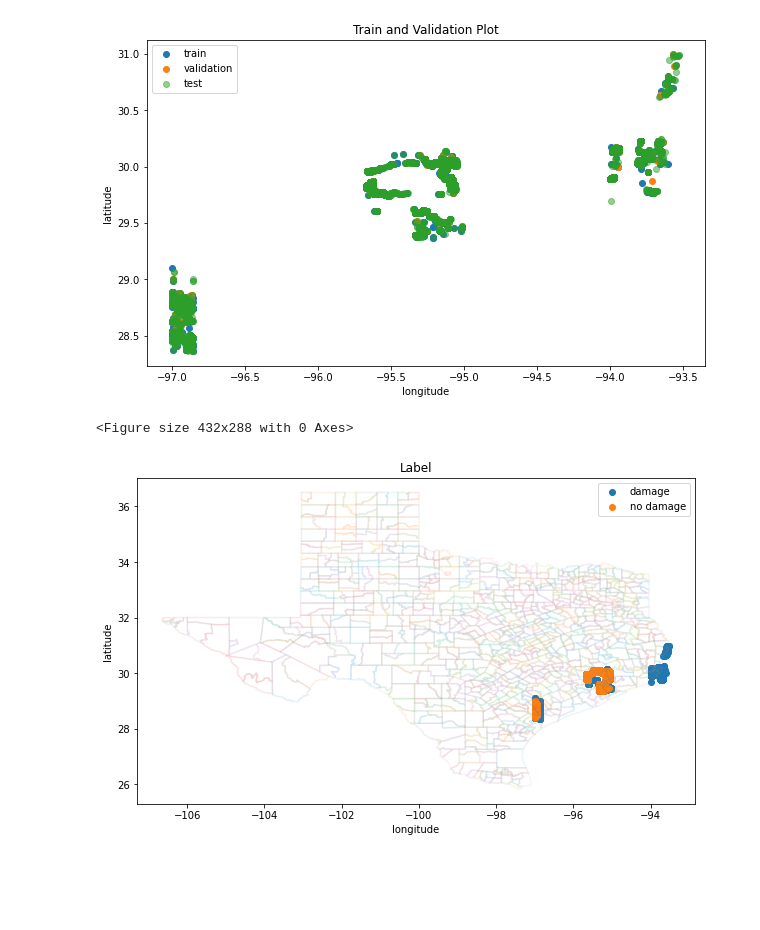
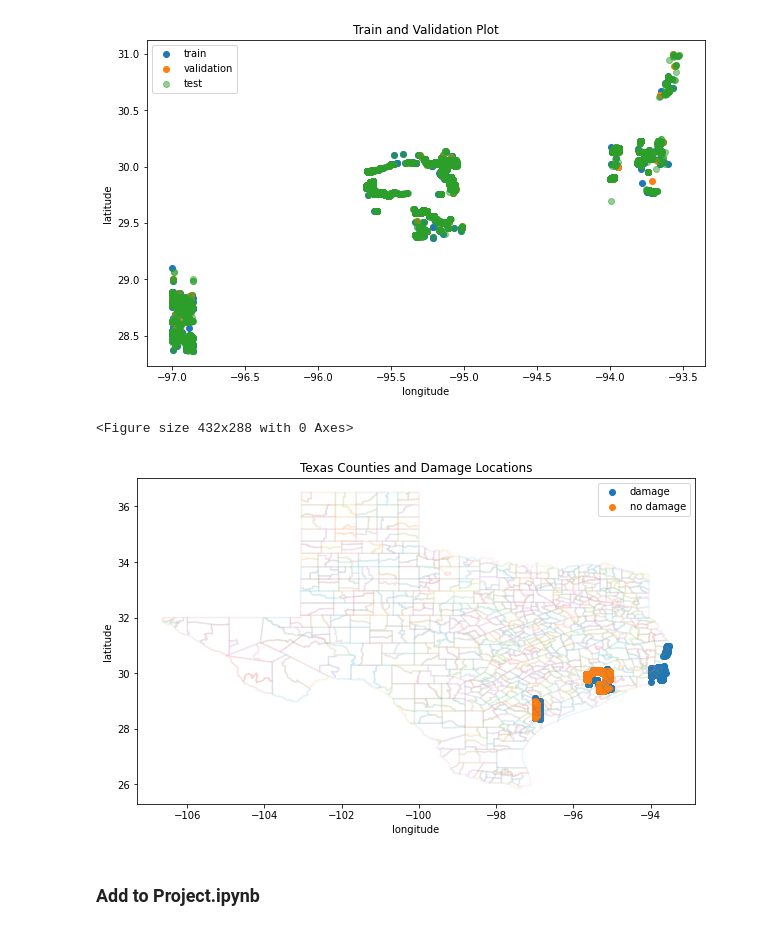
Before and after one commit to harimadhavan2000/AI2_P2, a Jupyter notebook: EDA.ipynb, the cells around one changed output. Drawn from its saved outputs; the diff is of its cells as text; code cells hidden in the pictures; blank space fills up the shorter version.

```diff
--- a/EDA.ipynb
+++ b/EDA.ipynb
@@ -231,17 +231,19 @@ sf = shp.Reader(fp)
 # %%
 plt.figure()
 fig, ax = plt.subplots( figsize=(10,6))
 for shape in sf.shapeRecords():
     x = [i[0] for i in shape.shape.points[:]]
     y = [i[1] for i in shape.shape.points[:]]
     plt.plot(x,y, alpha = 0.1)
 plt.scatter(image_dmg['lon'], image_dmg['lat'], color='C0',  label='damage')
 plt.scatter(image_nodmg['lon'], image_nodmg['lat'], color='C1',  label='no damage')
-plt.title('Label')
+plt.title('Texas Counties and Damage Locations')
 plt.legend()
 plt.xlabel('longitude')
 plt.ylabel('latitude')
 plt.show()
 # %% [output]
 <Figure size 432x288 with 0 Axes>
-[figure, old version]
+[figure, new version]
+# %% [markdown]
+### Add to Project.ipynb
```
Also changed, not shown: parts of 13 cells of this notebook.
